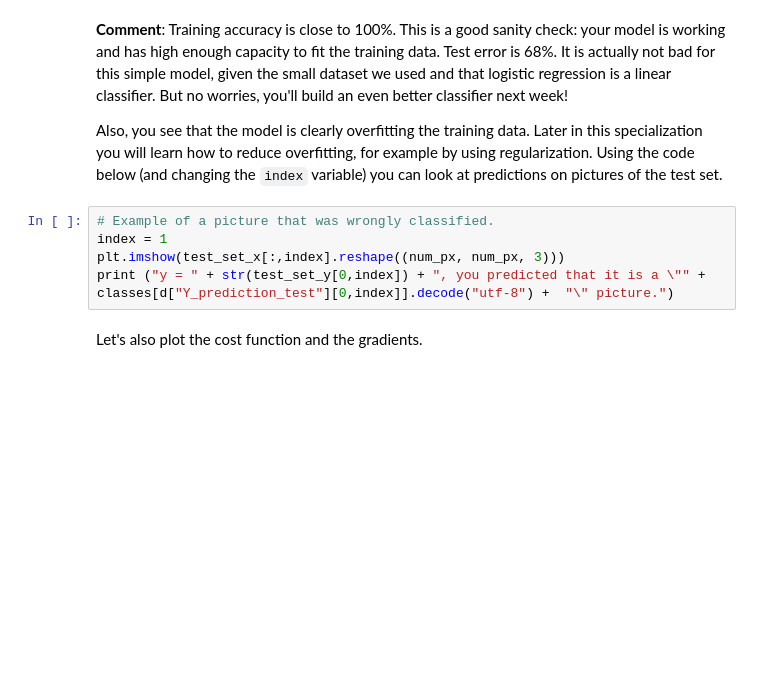
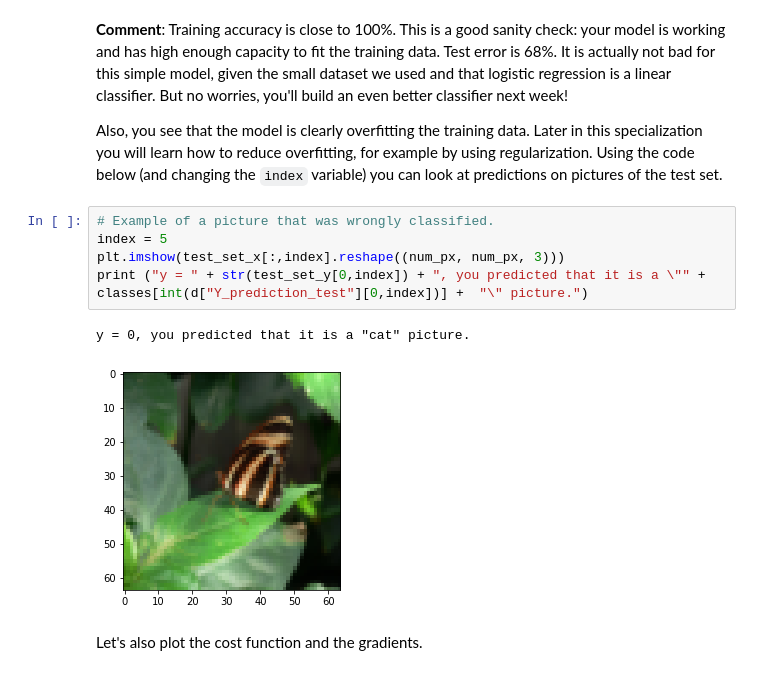
Before and after one commit to hvdthong/deeplearning.ai, a Jupyter notebook: COURSE 1 Neural Networks and Deep Learning/Week 2/Logistic Regression as a Neural Network/Logistic Regression with a Neural Network mindset v3.ipynb, the cells around one changed output. Cells and saved outputs as stored; diff of their text form; blank space fills up the shorter version.

```diff
--- a/COURSE 1 Neural Networks and Deep Learning/Week 2/Logistic Regression as a Neural Network/Logistic Regression with a Neural Network mindset v3.ipynb
+++ b/COURSE 1 Neural Networks and Deep Learning/Week 2/Logistic Regression as a Neural Network/Logistic Regression with a Neural Network mindset v3.ipynb
@@ -658,9 +662,12 @@ d = model(train_set_x, train_set_y, test_set_x, test_set_y, num_iterations = 200
 Also, you see that the model is clearly overfitting the training data. Later in this specialization you will learn how to reduce overfitting, for example by using regularization. Using the code below (and changing the `index` variable) you can look at predictions on pictures of the test set.
 # %%
 # Example of a picture that was wrongly classified.
-index = 1
+index = 5
 plt.imshow(test_set_x[:,index].reshape((num_px, num_px, 3)))
-print ("y = " + str(test_set_y[0,index]) + ", you predicted that it is a \"" + classes[d["Y_prediction_test"][0,index]].decode("utf-8") +  "\" picture.")
+print ("y = " + str(test_set_y[0,index]) + ", you predicted that it is a \"" + classes[int(d["Y_prediction_test"][0,index])] +  "\" picture.")
+# %% [output]
+y = 0, you predicted that it is a "cat" picture.
+[figure, added]
 # %% [markdown]
 Let's also plot the cost function and the gradients.
 # %%
```
Also changed, not shown: parts of 5 cells of this notebook.
